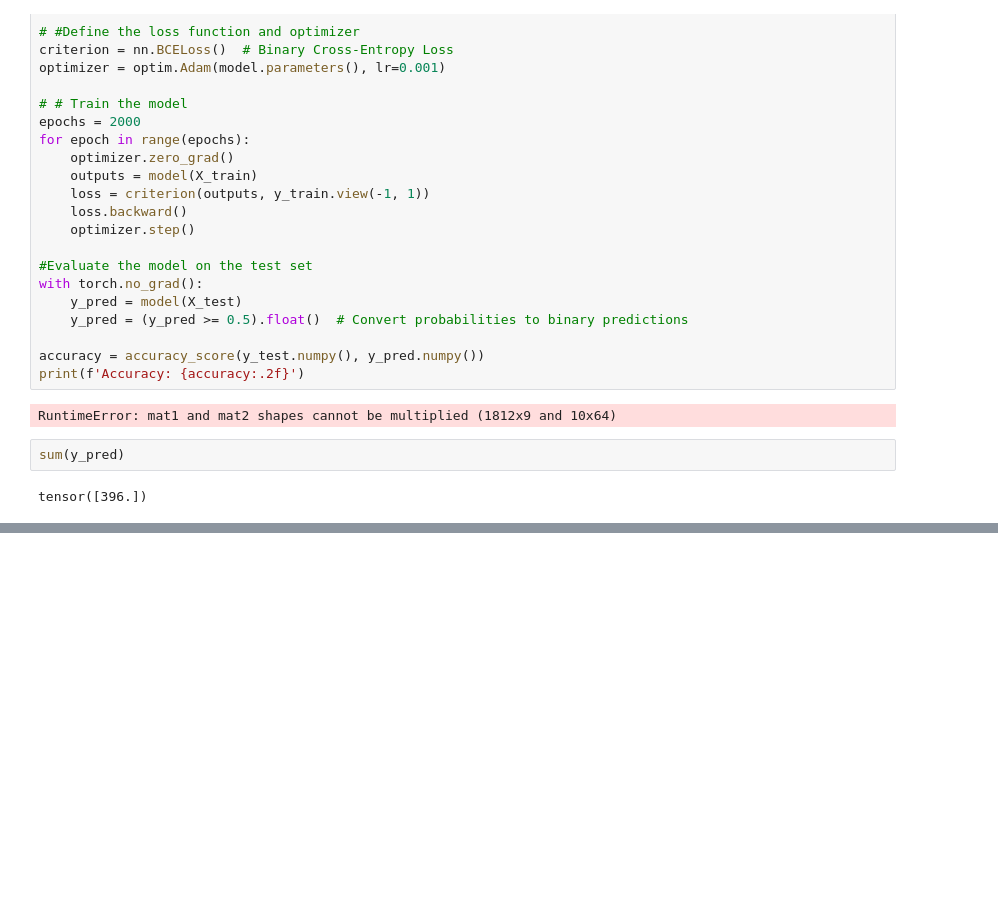
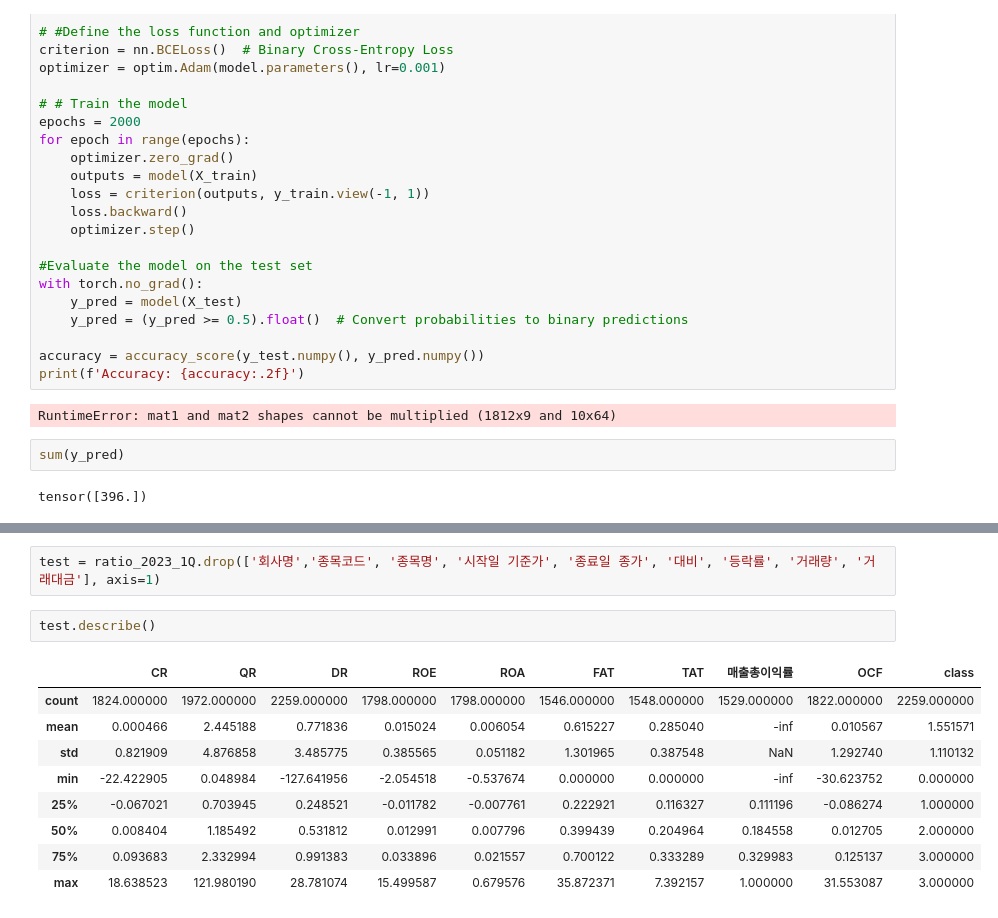
Before and after one commit to dochyun123/dl_project, a Jupyter notebook: label/label_practice.ipynb, the cells around one changed output, grey strips where cells are left out. Saved outputs shown, nothing was run; the diff lists cells and outputs as text; blank space fills up the shorter version.

```diff
--- a/label/label_practice.ipynb
+++ b/label/label_practice.ipynb
@@ -280,0 +352,14 @@ tensor([396.])
+# %%
+test = ratio_2023_1Q.drop(['회사명','종목코드', '종목명', '시작일 기준가', '종료일 종가', '대비', '등락률', '거래량', '거래대금'], axis=1)
+# %%
+test.describe()
+# %% [output]
+|  | CR | QR | DR | ROE | ROA | FAT | TAT | 매출총이익률 | OCF | class |
+| count | 1824.000000 | 1972.000000 | 2259.000000 | 1798.000000 | 1798.000000 | 1546.000000 | 1548.000000 | 1529.000000 | 1822.000000 | 2259.000000 |
+| mean | 0.000466 | 2.445188 | 0.771836 | 0.015024 | 0.006054 | 0.615227 | 0.285040 | -inf | 0.010567 | 1.551571 |
+| std | 0.821909 | 4.876858 | 3.485775 | 0.385565 | 0.051182 | 1.301965 | 0.387548 | NaN | 1.292740 | 1.110132 |
+| min | -22.422905 | 0.048984 | -127.641956 | -2.054518 | -0.537674 | 0.000000 | 0.000000 | -inf | -30.623752 | 0.000000 |
+| 25% | -0.067021 | 0.703945 | 0.248521 | -0.011782 | -0.007761 | 0.222921 | 0.116327 | 0.111196 | -0.086274 | 1.000000 |
+| 50% | 0.008404 | 1.185492 | 0.531812 | 0.012991 | 0.007796 | 0.399439 | 0.204964 | 0.184558 | 0.012705 | 2.000000 |
+| 75% | 0.093683 | 2.332994 | 0.991383 | 0.033896 | 0.021557 | 0.700122 | 0.333289 | 0.329983 | 0.125137 | 3.000000 |
+| max | 18.638523 | 121.980190 | 28.781074 | 15.499587 | 0.679576 | 35.872371 | 7.392157 | 1.000000 | 31.553087 | 3.000000 |
```
Also changed, not shown: parts of 12 cells of this notebook, 1 other file.
